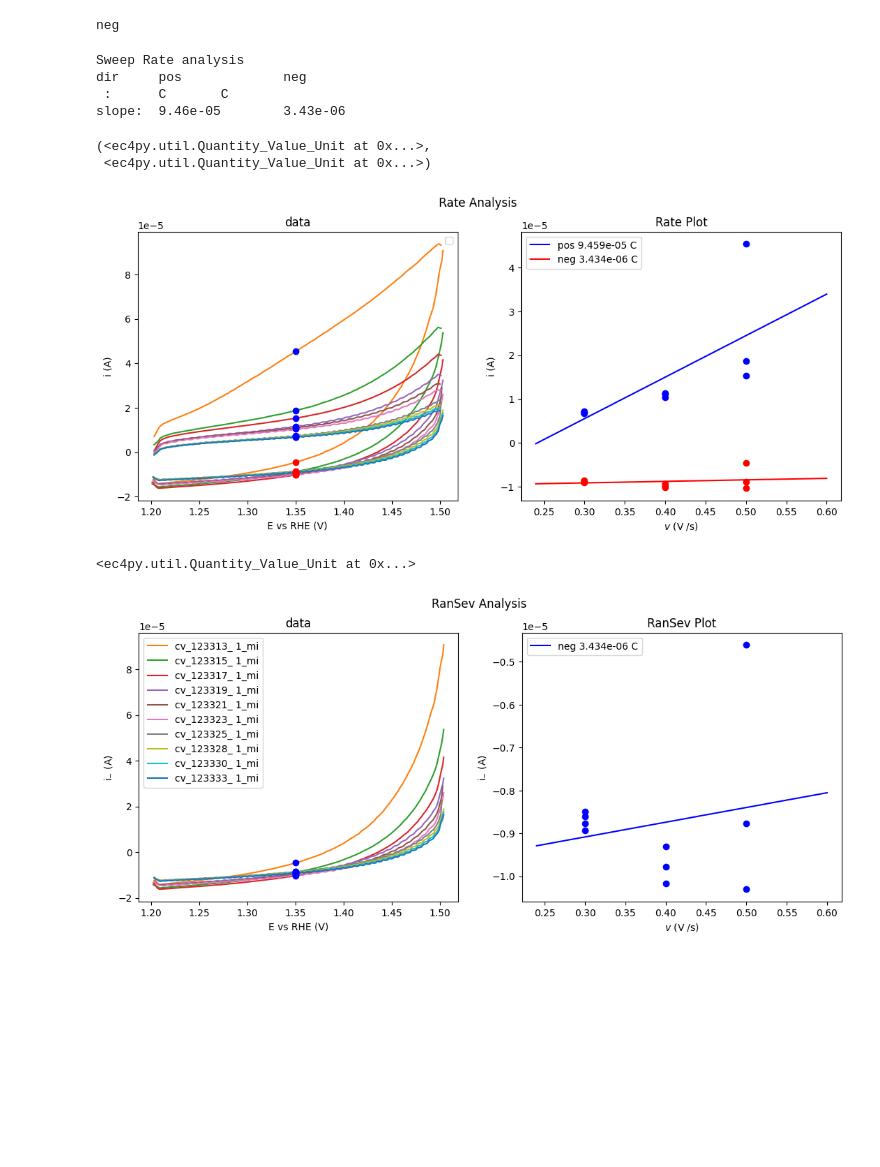
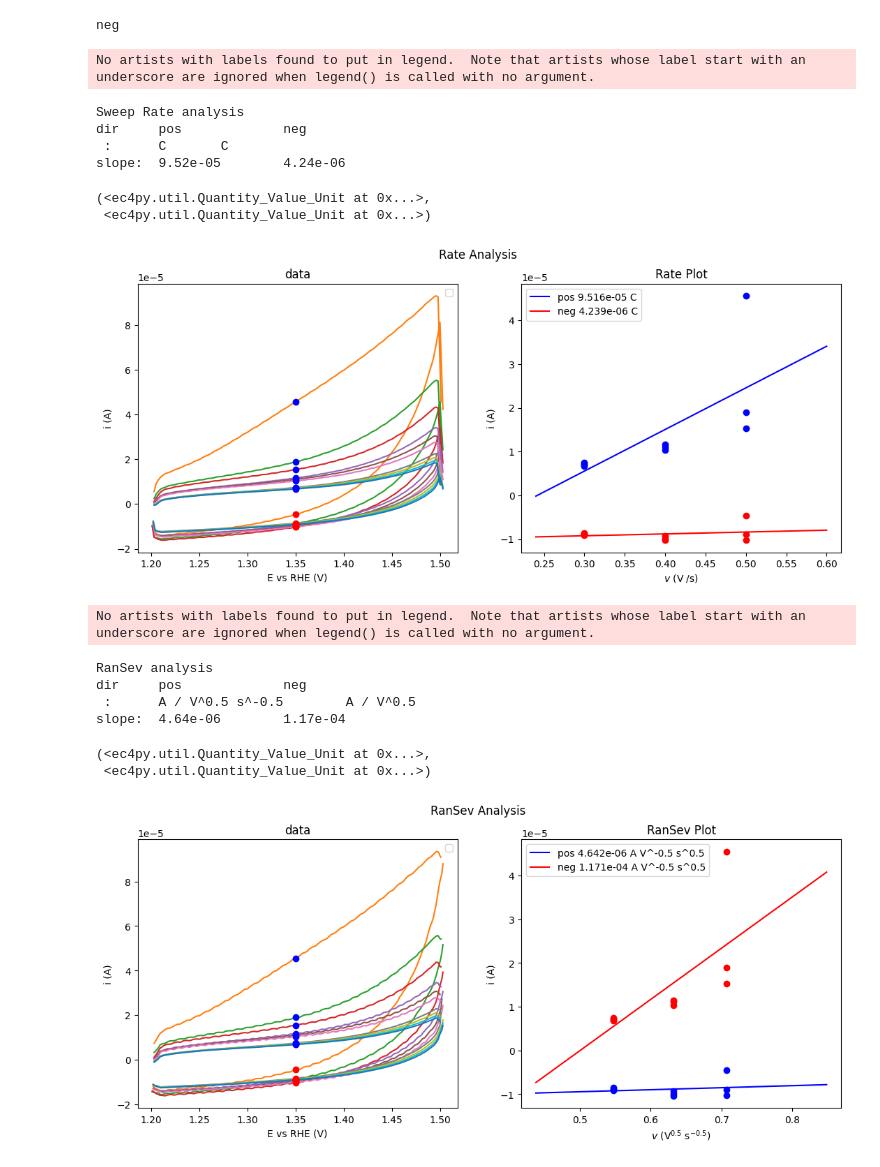
Before and after one commit to NordicEC/EC4py, a Jupyter notebook: dev/CV_Datas/MWE_CV_Datas_1_capacitance.ipynb, the cells around one changed output. Cells and saved outputs as stored; diff of their text form; code cells hidden in the pictures; blank space fills up the shorter version.

```diff
--- a/dev/CV_Datas/MWE_CV_Datas_1_capacitance.ipynb
+++ b/dev/CV_Datas/MWE_CV_Datas_1_capacitance.ipynb
@@ -86,20 +87,27 @@ print(a[0]._direction("ALL","BAD","AAA",NEG))
 # %% [output]
 neg
 # %%
-a.RateAnalysis(1.35, RHE)
+a.RateAnalysis(1.35, RHE,y_smooth=5)
 # %% [output]
-Sweep Rate analysis
-dir     pos             neg
- :      C       C
-slope:  9.46e-05        3.43e-06
+No artists with labels found to put in legend.  Note that artists whose label start with an underscore are ignored when legend() is called with no argument.
-(<ec4py.util.Quantity_Value_Unit at 0x...>,
- <ec4py.util.Quantity_Value_Unit at 0x...>)
+Sweep Rate analysis
+dir     pos             neg
+ :      C       C
+slope:  9.52e-05        4.24e-06
+(<ec4py.util.Quantity_Value_Unit at 0x...>,
+ <ec4py.util.Quantity_Value_Unit at 0x...>)
-[figure, old version]
+[figure, new version]
 # %%
-a.RanSev(1.35,NEG,RHE)
+a.RanSev(1.35,RHE)
 # %% [output]
-<ec4py.util.Quantity_Value_Unit at 0x...>
+No artists with labels found to put in legend.  Note that artists whose label start with an underscore are ignored when legend() is called with no argument.
+RanSev analysis
+dir     pos             neg
+ :      A / V^0.5 s^-0.5        A / V^0.5
+slope:  4.64e-06        1.17e-04
+(<ec4py.util.Quantity_Value_Unit at 0x...>,
+ <ec4py.util.Quantity_Value_Unit at 0x...>)
-[figure, old version]
+[figure, new version]
 # %%
 b=a.get_sweep("dif")
 b.plot(RATE)
```
Also changed, not shown: parts of 6 cells of this notebook, 19 other files.
